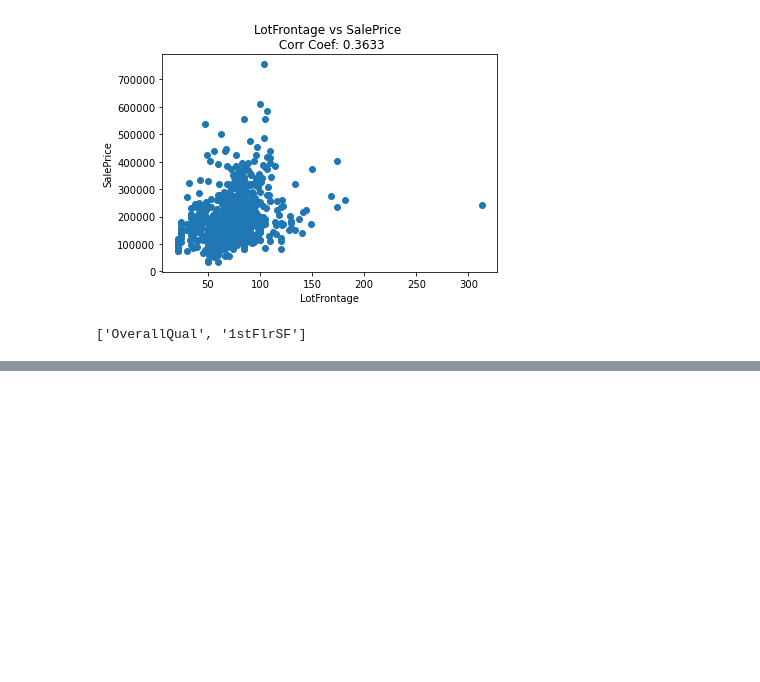
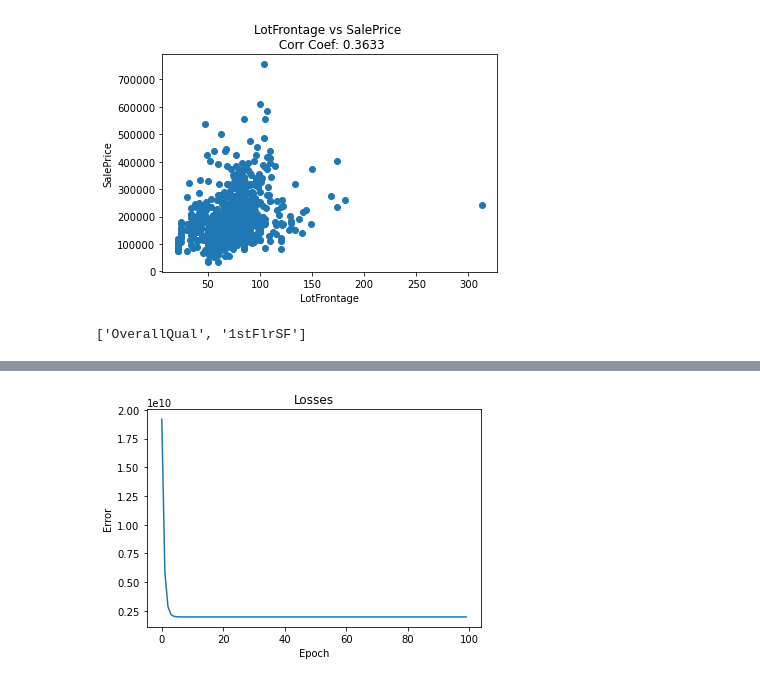
Before and after one commit to CarlosGarlem/Linear-Regression-Model, a Jupyter notebook: Linear Regression Model.ipynb, the cells around one changed output, grey strips where cells are left out. Cells and saved outputs as stored; diff of their text form; code cells hidden in the pictures; blank space fills up the shorter version.

```diff
--- a/Linear Regression Model.ipynb
+++ b/Linear Regression Model.ipynb
@@ -109,0 +193,2 @@ regressors
+# %%
+model_params, errors = trainModel(ds_train[regressors[1]].values, ds_train[response].values, epochs = 100,  print_error_every = 10, lr = 0.000001)
@@ -109,0 +206,4 @@ regressors
+# %%
+plotError(errors)
+# %% [output]
+[figure, added]
```
Also changed, not shown: parts of 15 cells of this notebook.
